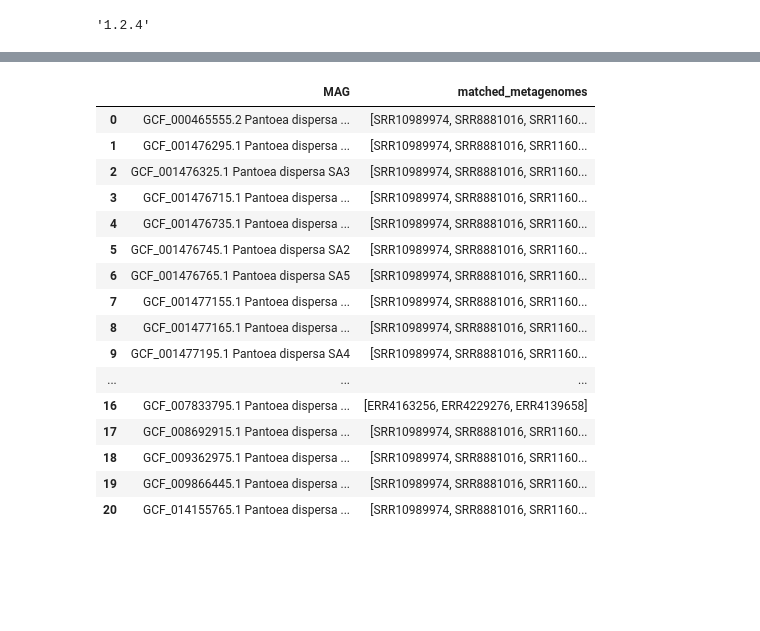
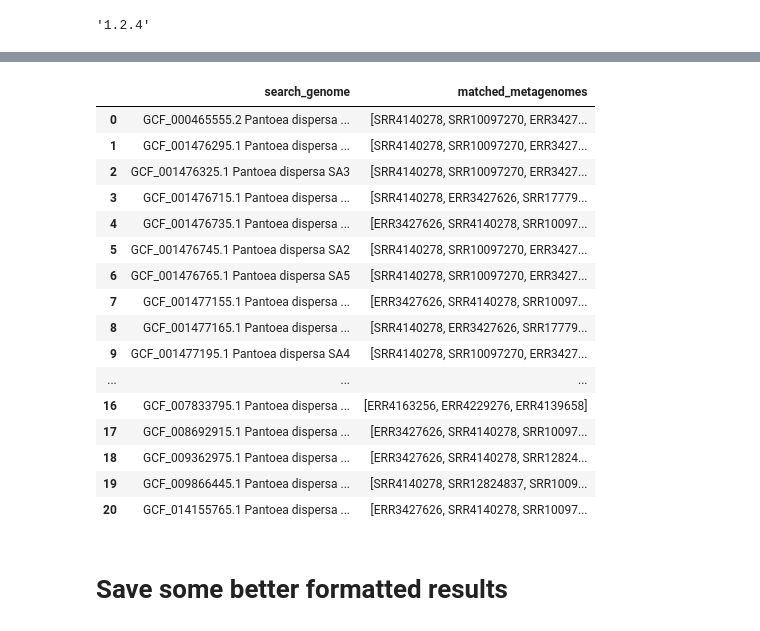
Before and after one commit to bluegenes/2021-magsearch-vt, a Jupyter notebook: notebooks/001.explore-results.ipynb, the cells around one changed output, grey strips where cells are left out. Cells and saved outputs as stored; diff of their text form; code cells hidden in the pictures; blank space fills up the shorter version.

```diff
--- a/notebooks/001.explore-results.ipynb
+++ b/notebooks/001.explore-results.ipynb
@@ -91,12 +81,13 @@ len(ms31[ms31['containment'] > 0.5]["metagenome"].unique())
 # %%
+# read in k=21 SRA search results (+ process names & columns)
 ms21 = pd.read_csv("../output.magsearch/results/pl-genomes.k21.csv.gz",
                    sep=",",
                    quotechar="'",
                    header=0,
-                   names=["MAG", "metagenome", "containment"])
-ms21['MAG'] = ms21['MAG'].str.replace(r"'(?P<id>.*)'", lambda m: m.group("id"), regex=True)
+                   names=["search_genome", "metagenome", "containment"])
+ms21['search_genome'] = ms21['search_genome'].str.replace(r"'(?P<id>.*)'", lambda m: m.group("id"), regex=True)
 ms21['metagenome'] = ms21['metagenome'].str.replace(r".*/(?P<id>.*).sig.*", lambda m: m.group("id"), regex=True)
-ms21['accession'] = ms21['MAG'].str.split(" ", 1, expand=True)[0]
-ms21['sci_name'] = ms21['MAG'].str.split(" ", 1, expand=True)[1]
+ms21['accession'] = ms21['search_genome'].str.split(" ", 1, expand=True)[0]
+ms21['sci_name'] = ms21['search_genome'].str.split(" ", 1, expand=True)[1]
 ms21
 # %% [output]
@@ -165 +153,6 @@ ms31_c50.sort_values(by="containment", ascending=False)
 1718 rows × 5 columns
+# %%
+#subset to just >50% containment; sort by containment & look at top metagenome matches
+ms21_c50 = ms21[ms21['containment'] > 0.5]
+ms21_c50 = ms21_c50.sort_values(by="containment", ascending=False, ignore_index=True)
+ms21_c50
@@ -202,20 +223,23 @@ ms31_c50.groupby("sci_name")["metagenome"].apply(list).reset_index(name='matched
 # %%
-ms21_c50.groupby("MAG")["metagenome"].apply(list).reset_index(name='matched_metagenomes')
+g_ms21_c50 = ms21_c50.groupby("search_genome")["metagenome"].apply(list).reset_index(name='matched_metagenomes')
+g_ms21_c50
 # %% [output]
-|  | MAG | matched_metagenomes |
-| 0 | GCF_000465555.2 Pantoea dispersa ... | [SRR10989974, SRR8881016, SRR1160... |
-| 1 | GCF_001476295.1 Pantoea dispersa ... | [SRR10989974, SRR8881016, SRR1160... |
-| 2 | GCF_001476325.1 Pantoea dispersa SA3 | [SRR10989974, SRR8881016, SRR1160... |
-| 3 | GCF_001476715.1 Pantoea dispersa ... | [SRR10989974, SRR8881016, SRR1160... |
-| 4 | GCF_001476735.1 Pantoea dispersa ... | [SRR10989974, SRR8881016, SRR1160... |
-| 5 | GCF_001476745.1 Pantoea dispersa SA2 | [SRR10989974, SRR8881016, SRR1160... |
-| 6 | GCF_001476765.1 Pantoea dispersa SA5 | [SRR10989974, SRR8881016, SRR1160... |
-| 7 | GCF_001477155.1 Pantoea dispersa ... | [SRR10989974, SRR8881016, SRR1160... |
-| 8 | GCF_001477165.1 Pantoea dispersa ... | [SRR10989974, SRR8881016, SRR1160... |
-| 9 | GCF_001477195.1 Pantoea dispersa SA4 | [SRR10989974, SRR8881016, SRR1160... |
+|  | search_genome | matched_metagenomes |
+| 0 | GCF_000465555.2 Pantoea dispersa ... | [SRR4140278, SRR10097270, ERR3427... |
+| 1 | GCF_001476295.1 Pantoea dispersa ... | [SRR4140278, SRR10097270, ERR3427... |
+| 2 | GCF_001476325.1 Pantoea dispersa SA3 | [SRR4140278, SRR10097270, ERR3427... |
+| 3 | GCF_001476715.1 Pantoea dispersa ... | [SRR4140278, ERR3427626, SRR17779... |
+| 4 | GCF_001476735.1 Pantoea dispersa ... | [ERR3427626, SRR4140278, SRR10097... |
+| 5 | GCF_001476745.1 Pantoea dispersa SA2 | [SRR4140278, SRR10097270, ERR3427... |
+| 6 | GCF_001476765.1 Pantoea dispersa SA5 | [SRR4140278, SRR10097270, ERR3427... |
+| 7 | GCF_001477155.1 Pantoea dispersa ... | [ERR3427626, SRR4140278, SRR10097... |
+| 8 | GCF_001477165.1 Pantoea dispersa ... | [SRR4140278, ERR3427626, SRR17779... |
+| 9 | GCF_001477195.1 Pantoea dispersa SA4 | [SRR4140278, SRR10097270, ERR3427... |
 | ... | ... | ... |
 | 16 | GCF_007833795.1 Pantoea dispersa ... | [ERR4163256, ERR4229276, ERR4139658] |
-| 17 | GCF_008692915.1 Pantoea dispersa ... | [SRR10989974, SRR8881016, SRR1160... |
-| 18 | GCF_009362975.1 Pantoea dispersa ... | [SRR10989974, SRR8881016, SRR1160... |
-| 19 | GCF_009866445.1 Pantoea dispersa ... | [SRR10989974, SRR8881016, SRR1160... |
-| 20 | GCF_014155765.1 Pantoea dispersa ... | [SRR10989974, SRR8881016, SRR1160... |
+| 17 | GCF_008692915.1 Pantoea dispersa ... | [ERR3427626, SRR4140278, SRR10097... |
+| 18 | GCF_009362975.1 Pantoea dispersa ... | [ERR3427626, SRR4140278, SRR12824... |
+| 19 | GCF_009866445.1 Pantoea dispersa ... | [SRR4140278, SRR12824837, SRR1009... |
+| 20 | GCF_014155765.1 Pantoea dispersa ... | [ERR3427626, SRR4140278, SRR10097... |
+# %% [markdown]
+# Save some better formatted results
```
Also changed, not shown: parts of 29 cells of this notebook, 1 other file.
